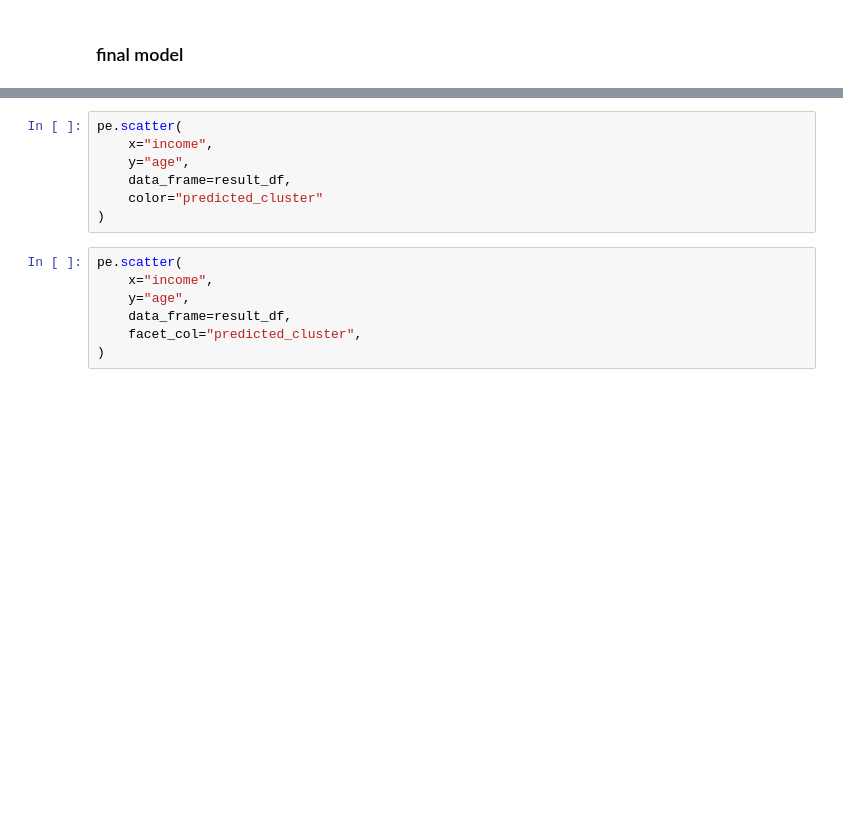
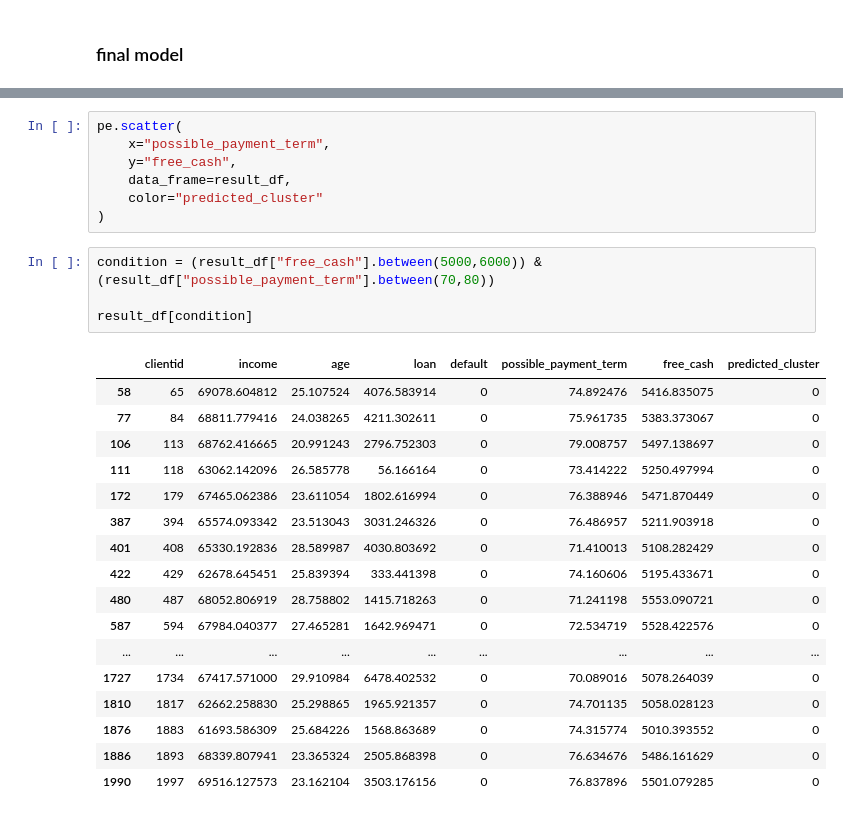
Before and after one commit to techficent/Introduction-To-ML, a Jupyter notebook: Day5/kmeans_defaulters.ipynb, the cells around one changed output, grey strips where cells are left out. Drawn from its saved outputs; the diff is of its cells as text; blank space fills up the shorter version.

```diff
--- a/Day5/kmeans_defaulters.ipynb
+++ b/Day5/kmeans_defaulters.ipynb
@@ -178,17 +229,32 @@ result_df
 # %%
 pe.scatter(
-    x="income",
-    y="age",
+    x="possible_payment_term",
+    y="free_cash",
     data_frame=result_df,
     color="predicted_cluster"
 )
-# %%
-pe.scatter(
-    x="income",
-    y="age",
-    data_frame=result_df,
-    facet_col="predicted_cluster",
-)
+# %%
+condition = (result_df["free_cash"].between(5000,6000)) & (result_df["possible_payment_term"].between(70,80))
+
+result_df[condition]
+# %% [output]
+|  | clientid | income | age | loan | default | possible_payment_term | free_cash | predicted_cluster |
+| 58 | 65 | 69078.604812 | 25.107524 | 4076.583914 | 0 | 74.892476 | 5416.835075 | 0 |
+| 77 | 84 | 68811.779416 | 24.038265 | 4211.302611 | 0 | 75.961735 | 5383.373067 | 0 |
+| 106 | 113 | 68762.416665 | 20.991243 | 2796.752303 | 0 | 79.008757 | 5497.138697 | 0 |
+| 111 | 118 | 63062.142096 | 26.585778 | 56.166164 | 0 | 73.414222 | 5250.497994 | 0 |
+| 172 | 179 | 67465.062386 | 23.611054 | 1802.616994 | 0 | 76.388946 | 5471.870449 | 0 |
+| 387 | 394 | 65574.093342 | 23.513043 | 3031.246326 | 0 | 76.486957 | 5211.903918 | 0 |
+| 401 | 408 | 65330.192836 | 28.589987 | 4030.803692 | 0 | 71.410013 | 5108.282429 | 0 |
+| 422 | 429 | 62678.645451 | 25.839394 | 333.441398 | 0 | 74.160606 | 5195.433671 | 0 |
+| 480 | 487 | 68052.806919 | 28.758802 | 1415.718263 | 0 | 71.241198 | 5553.090721 | 0 |
+| 587 | 594 | 67984.040377 | 27.465281 | 1642.969471 | 0 | 72.534719 | 5528.422576 | 0 |
+| ... | ... | ... | ... | ... | ... | ... | ... | ... |
+| 1727 | 1734 | 67417.571000 | 29.910984 | 6478.402532 | 0 | 70.089016 | 5078.264039 | 0 |
+| 1810 | 1817 | 62662.258830 | 25.298865 | 1965.921357 | 0 | 74.701135 | 5058.028123 | 0 |
+| 1876 | 1883 | 61693.586309 | 25.684226 | 1568.863689 | 0 | 74.315774 | 5010.393552 | 0 |
+| 1886 | 1893 | 68339.807941 | 23.365324 | 2505.868398 | 0 | 76.634676 | 5486.161629 | 0 |
+| 1990 | 1997 | 69516.127573 | 23.162104 | 3503.176156 | 0 | 76.837896 | 5501.079285 | 0 |
 # %%
 silhouette_score(result_df[features],   result_df["predicted_cluster"] )
 # %% [output]
```
Also changed, not shown: parts of 9 cells of this notebook, 2 other files.
